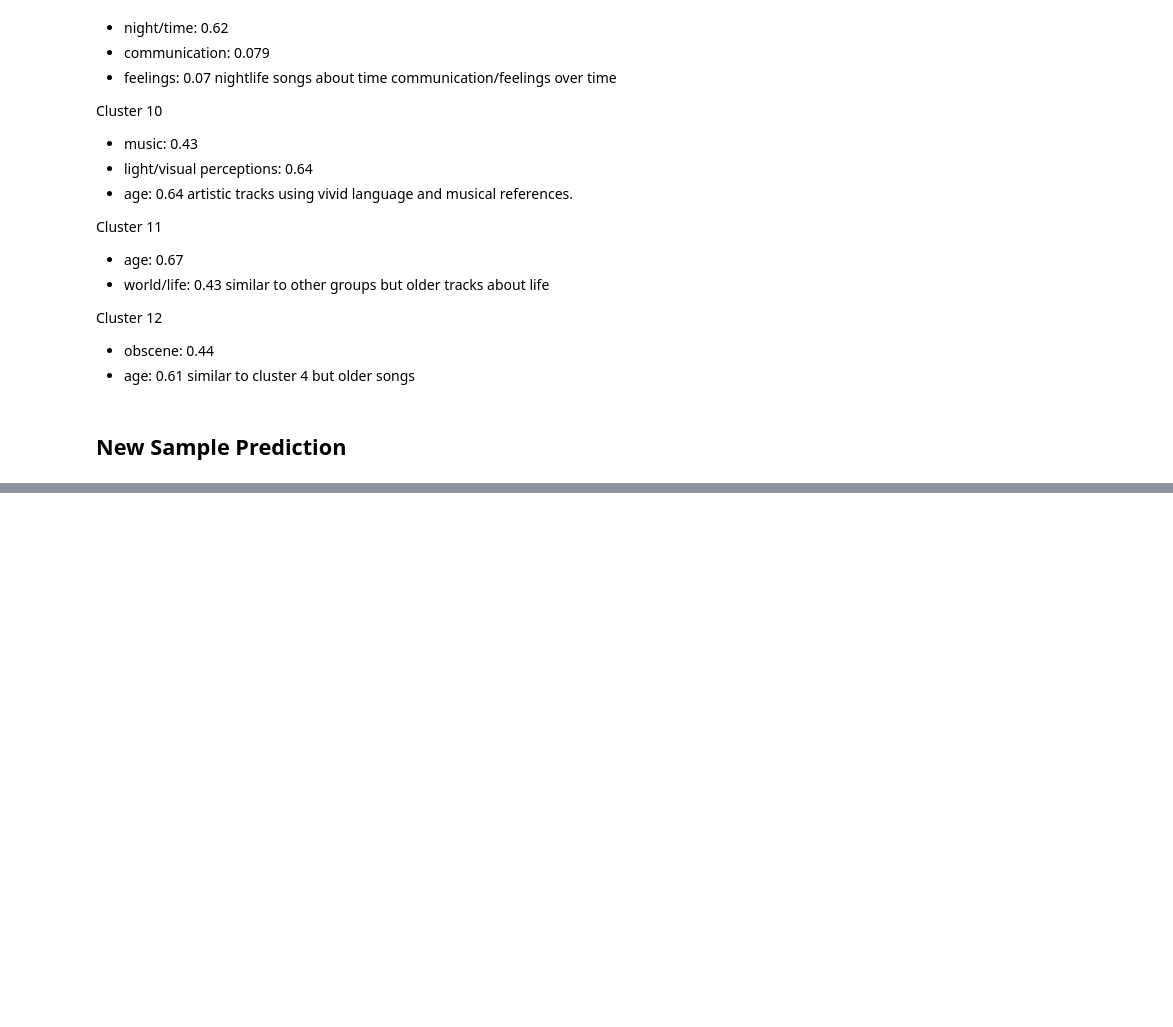
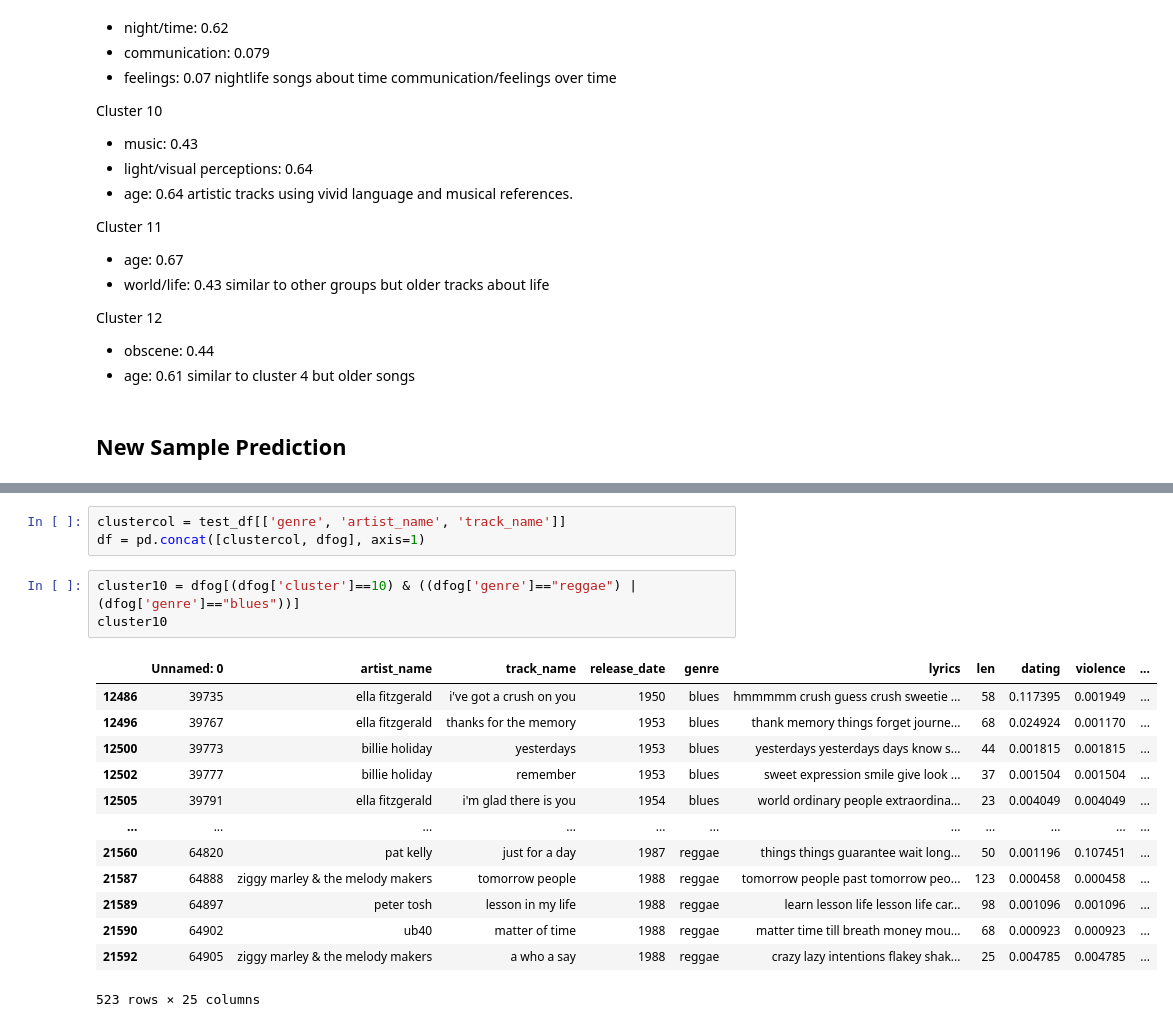
Before and after one commit to krystelcr/Music-Recommendation-Algorithm, a Jupyter notebook: code/model/model.ipynb, the cells around one changed output, grey strips where cells are left out. Drawn from its saved outputs; the diff is of its cells as text; blank space fills up the shorter version.

```diff
--- a/code/model/model.ipynb
+++ b/code/model/model.ipynb
@@ -366,0 +422,20 @@ Example songs in cluster 1:
+# %%
+clustercol = test_df[['genre', 'artist_name', 'track_name']]
+df = pd.concat([clustercol, dfog], axis=1)
+# %%
+cluster10 = dfog[(dfog['cluster']==10) & ((dfog['genre']=="reggae") | (dfog['genre']=="blues"))]
+cluster10
+# %% [output]
+|  | Unnamed: 0 | artist_name | track_name | release_date | genre | lyrics | len | dating | violence | ... |
+| 12486 | 39735 | ella fitzgerald | i've got a crush on you | 1950 | blues | hmmmmm crush guess crush sweetie ... | 58 | 0.117395 | 0.001949 | ... |
+| 12496 | 39767 | ella fitzgerald | thanks for the memory | 1953 | blues | thank memory things forget journe... | 68 | 0.024924 | 0.001170 | ... |
+| 12500 | 39773 | billie holiday | yesterdays | 1953 | blues | yesterdays yesterdays days know s... | 44 | 0.001815 | 0.001815 | ... |
+| 12502 | 39777 | billie holiday | remember | 1953 | blues | sweet expression smile give look ... | 37 | 0.001504 | 0.001504 | ... |
+| 12505 | 39791 | ella fitzgerald | i'm glad there is you | 1954 | blues | world ordinary people extraordina... | 23 | 0.004049 | 0.004049 | ... |
+| ... | ... | ... | ... | ... | ... | ... | ... | ... | ... | ... |
+| 21560 | 64820 | pat kelly | just for a day | 1987 | reggae | things things guarantee wait long... | 50 | 0.001196 | 0.107451 | ... |
+| 21587 | 64888 | ziggy marley & the melody makers | tomorrow people | 1988 | reggae | tomorrow people past tomorrow peo... | 123 | 0.000458 | 0.000458 | ... |
+| 21589 | 64897 | peter tosh | lesson in my life | 1988 | reggae | learn lesson life lesson life car... | 98 | 0.001096 | 0.001096 | ... |
+| 21590 | 64902 | ub40 | matter of time | 1988 | reggae | matter time till breath money mou... | 68 | 0.000923 | 0.000923 | ... |
+| 21592 | 64905 | ziggy marley & the melody makers | a who a say | 1988 | reggae | crazy lazy intentions flakey shak... | 25 | 0.004785 | 0.004785 | ... |
+523 rows × 25 columns
```
Also changed, not shown: parts of 13 cells of this notebook, 3 other files.
